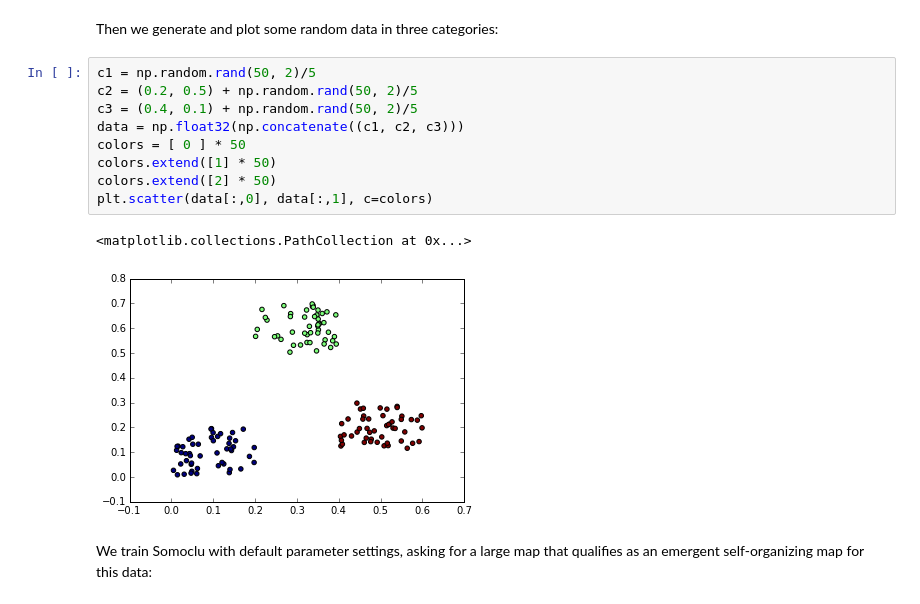
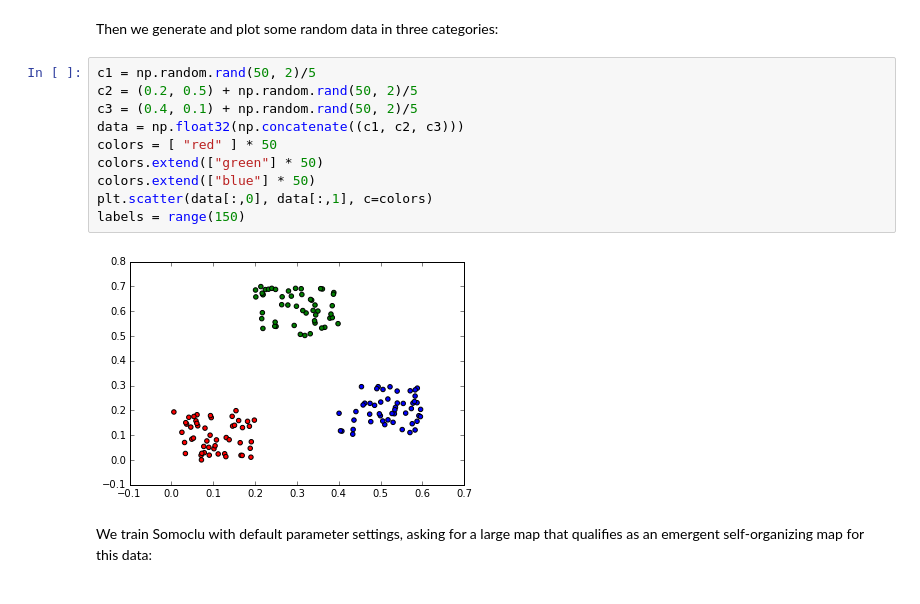
Before and after one commit to peterwittek/ipython-notebooks, a Jupyter notebook: Somoclu in Python.ipynb, the cells around one changed output. Drawn from its saved outputs; the diff is of its cells as text.

```diff
--- a/Somoclu in Python.ipynb
+++ b/Somoclu in Python.ipynb
@@ -10,15 +10,15 @@ Then we generate and plot some random data in three categories:
 # %%
 c1 = np.random.rand(50, 2)/5
 c2 = (0.2, 0.5) + np.random.rand(50, 2)/5
 c3 = (0.4, 0.1) + np.random.rand(50, 2)/5
 data = np.float32(np.concatenate((c1, c2, c3)))
-colors = [ 0 ] * 50
-colors.extend([1] * 50)
-colors.extend([2] * 50)
+colors = [ "red" ] * 50
+colors.extend(["green"] * 50)
+colors.extend(["blue"] * 50)
 plt.scatter(data[:,0], data[:,1], c=colors)
+labels = range(150)
 # %% [output]
-<matplotlib.collections.PathCollection at 0x...>
-[figure, old version]
+[figure, new version]
 # %% [markdown]
 We train Somoclu with default parameter settings, asking for a large map that qualifies as an emergent self-organizing map for this data:
 # %%
```
Also changed, not shown: parts of 4 cells of this notebook.
